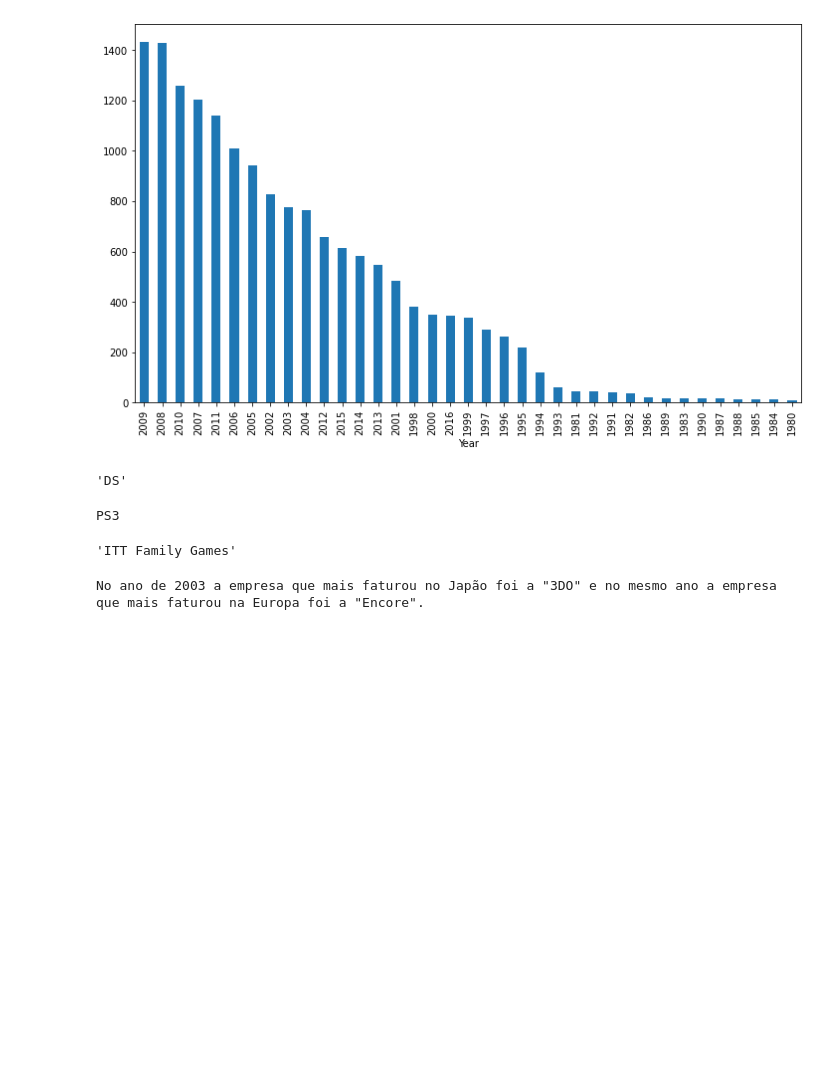
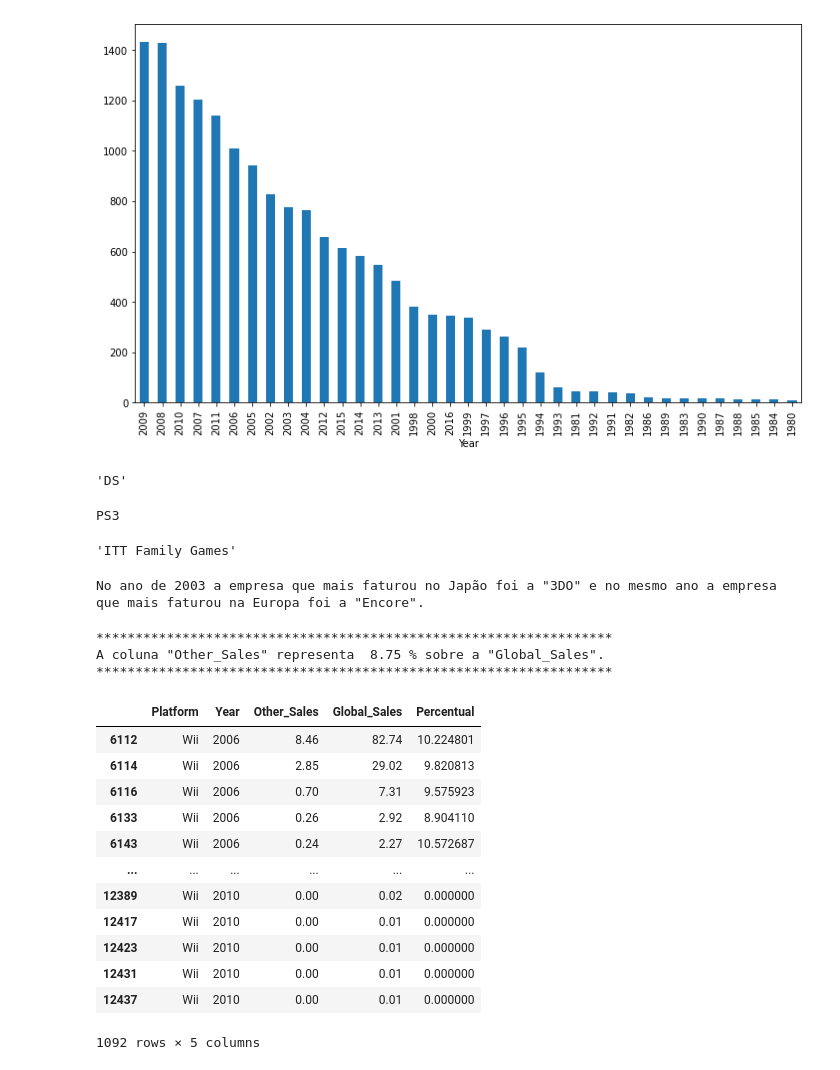
Before and after one commit to AlexsonT/Growdev, a Jupyter notebook: Ex_03.ipynb, the cells around one changed output. Drawn from its saved outputs; the diff is of its cells as text; code cells hidden in the pictures; blank space fills up the shorter version.

```diff
--- a/Ex_03.ipynb
+++ b/Ex_03.ipynb
@@ -166,5 +166,36 @@ print(f'No ano de 2003 a empresa que mais faturou no Japão foi a "{jp_sales}" e
 No ano de 2003 a empresa que mais faturou no Japão foi a "3DO" e no mesmo ano a empresa que mais faturou na Europa foi a "Encore".
 # %%
 # 11)Qual o percentual relacionado às vendas globais de jogos de Wii (excluindo-se América do norte, japão e europa) de 2006 até 2010?
+
+new_data = data.query('Platform == "Wii" & 2006 <= Year <= 2010')
+new_data = new_data[['Platform', 'Year', 'Other_Sales', 'Global_Sales']]
+
+new_data['Percentual'] = new_data['Other_Sales'] / new_data['Global_Sales'] * 100
+
+os_sales = new_data['Other_Sales'].sum()
+gs_sales = new_data['Global_Sales'].sum()
+
+perc = (os_sales / gs_sales) * 100
+print('*'*66)
+print(f'A coluna "Other_Sales" representa {perc: .2f} % sobre a "Global_Sales".')
+print('*'*66)
+display(new_data)
+# %% [output]
+******************************************************************
+A coluna "Other_Sales" representa  8.75 % sobre a "Global_Sales".
+******************************************************************
+|  | Platform | Year | Other_Sales | Global_Sales | Percentual |
+| 6112 | Wii | 2006 | 8.46 | 82.74 | 10.224801 |
+| 6114 | Wii | 2006 | 2.85 | 29.02 | 9.820813 |
+| 6116 | Wii | 2006 | 0.70 | 7.31 | 9.575923 |
+| 6133 | Wii | 2006 | 0.26 | 2.92 | 8.904110 |
+| 6143 | Wii | 2006 | 0.24 | 2.27 | 10.572687 |
+| ... | ... | ... | ... | ... | ... |
+| 12389 | Wii | 2010 | 0.00 | 0.02 | 0.000000 |
+| 12417 | Wii | 2010 | 0.00 | 0.01 | 0.000000 |
+| 12423 | Wii | 2010 | 0.00 | 0.01 | 0.000000 |
+| 12431 | Wii | 2010 | 0.00 | 0.01 | 0.000000 |
+| 12437 | Wii | 2010 | 0.00 | 0.01 | 0.000000 |
+1092 rows × 5 columns
 # %%
 # 12)Mostre um gráfico de linhas com as vendas em diferentes plataformas ao longo dos anos.
```
Also changed, not shown: parts of 2 cells of this notebook.
